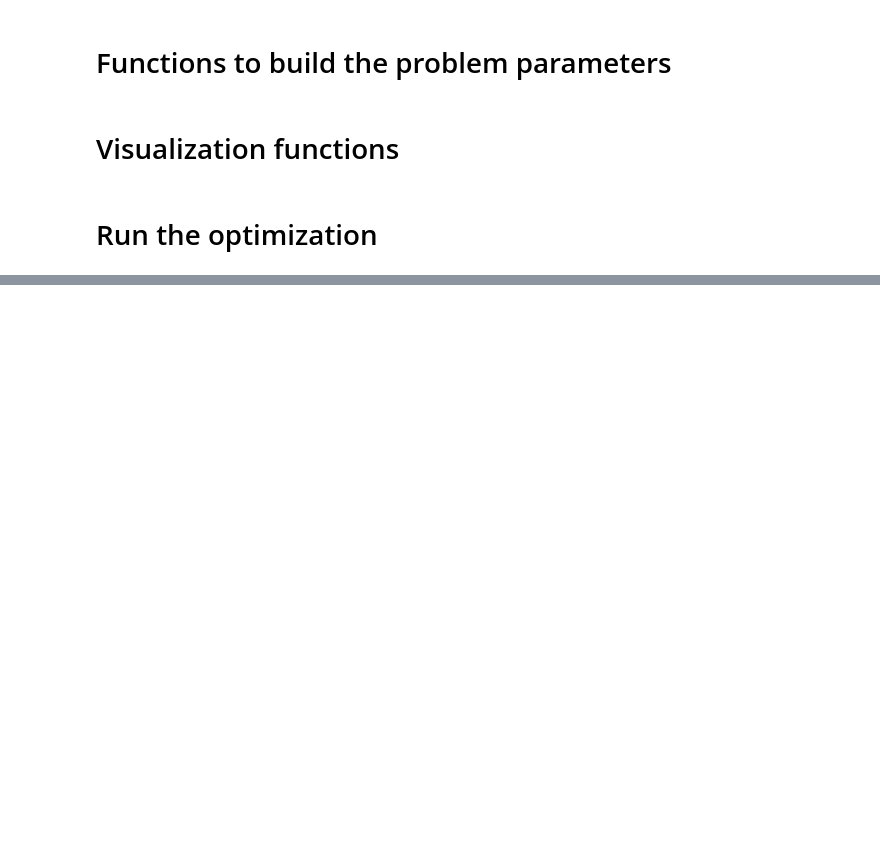
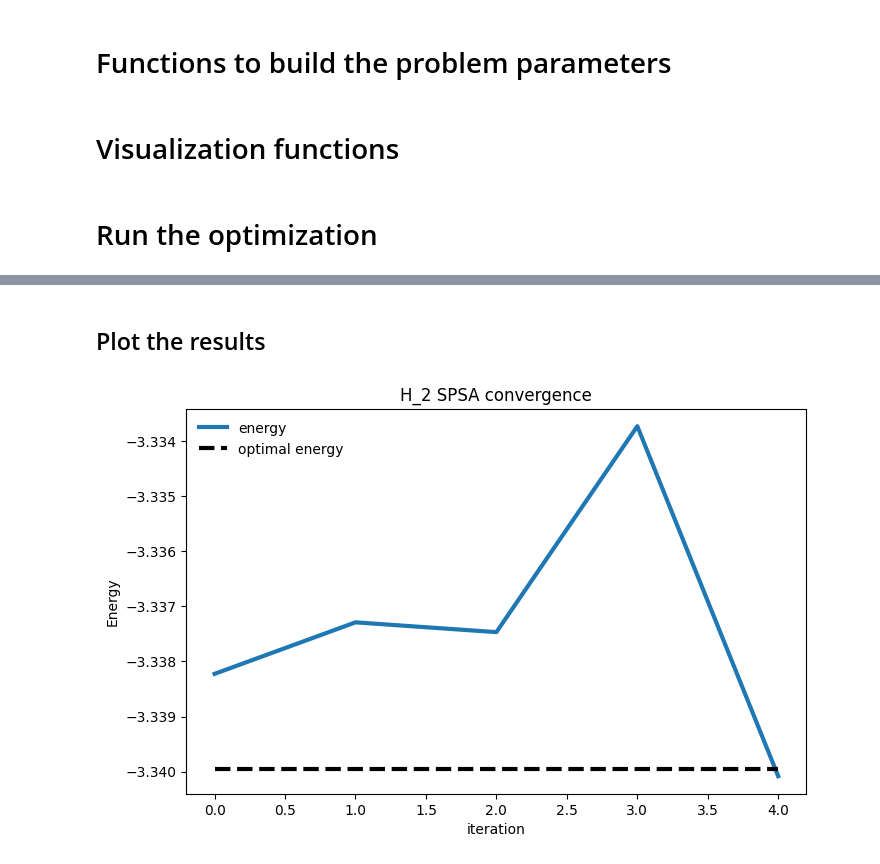
Before and after one commit to dekelmeirom/PANSATZ, a Jupyter notebook: pansatz_heh_simulation.ipynb, the cells around one changed output, grey strips where cells are left out. Drawn from its saved outputs; the diff is of its cells as text; code cells hidden in the pictures; blank space fills up the shorter version.

Commit message:
add code to plot the data

```diff
--- a/pansatz_heh_simulation.ipynb
+++ b/pansatz_heh_simulation.ipynb
@@ -822,8 +857,6 @@ def plot_populations_2q_leak(sol_vec, time):
 # %% [markdown]
 # Run the optimization
 # %%
-from qiskit.algorithms.optimizers import SPSA
-
 dists = [0.3, 0.5, 0.7, 0.8, 1, 1.5, 2, 3]
 
 thetas_hist = {}
@@ -831,6 +864,12 @@ values_hist = {}
 states_hist = {}
 all_paulis = []
 all_coeffs =[]
+
+all_nuclear_repulsion_energies = {}
+all_identity_coeff = {}
+exact_energies = []
+
+iterations_per_dist = 2
 
 for dist in dists:
     print("#########################################")
@@ -841,6 +880,9 @@ for dist in dists:
     all_coeffs.append(coeffs)
     temp_res, min_energy, nuclear_repulsion_energy = get_exact_energies(dist)
     target_energy = min_energy - nuclear_repulsion_energy
+    all_nuclear_repulsion_energies[dist] = nuclear_repulsion_energy
+    all_identity_coeff[dist] = coeffs[0]
+    exact_energies.append(min_energy)
 
     initial_theta = [0, 54 * dt, 0, 0, 0]
 
@@ -861,7 +903,7 @@ for dist in dists:
     states = []
 
     tic = time.perf_counter()
-    spsa = SPSA(maxiter=70, learning_rate=learning_rate, perturbation=perturbation)
+    spsa = SPSA(maxiter=iterations_per_dist, learning_rate=learning_rate, perturbation=perturbation)
     vqe_result = spsa.minimize(calculate_energy, initial_theta)
     toc = time.perf_counter()
 
@@ -881,0 +942,6 @@ for dist in dists:
+# %% [markdown]
+## Plot the results
+# %%
+plot_convergence(values_hist, 2)
+# %% [output]
+[figure, added]
```
Also changed, not shown: parts of 23 cells of this notebook, 5 other files.
